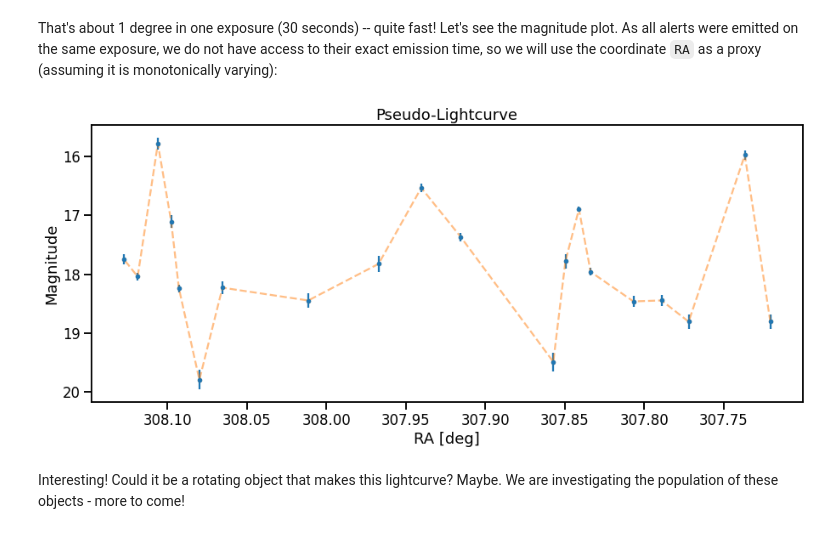
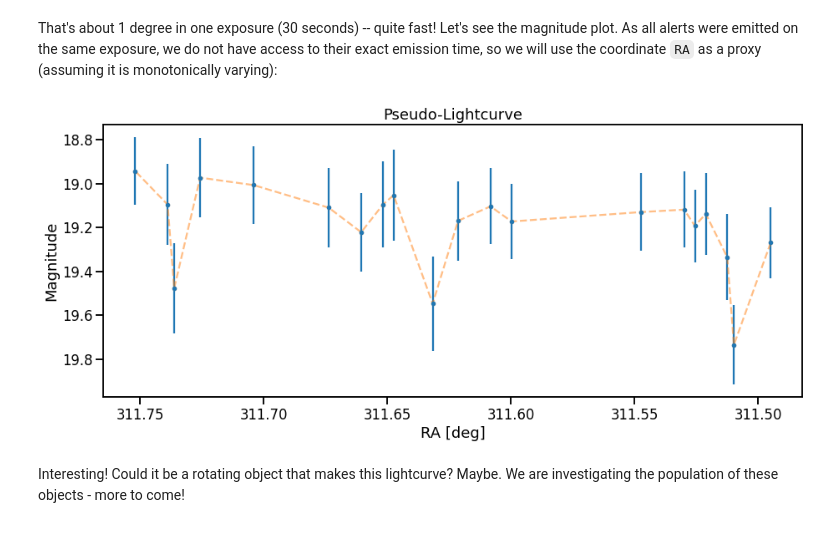
Before and after one commit to broker-workshop/tutorials, a Jupyter notebook: fink/sso/sso.ipynb, the cells around one changed output. Cells and saved outputs as stored; diff of their text form; code cells hidden in the pictures.

```diff
--- a/fink/sso/sso.ipynb
+++ b/fink/sso/sso.ipynb
@@ -274,33 +274,33 @@ That's about 1 degree in one exposure (30 seconds) -- quite fast! Let's see the
 # %%
 fig = plt.figure(figsize=(15, 6))
 
 ra_filt = (pdfUFO['i:ra'] > 311) & (pdfUFO['i:ra'] < 312)
 dec_filt = (pdfUFO['i:dec'] > 2.4) & (pdfUFO['i:dec'] < 2.6)
 mask = ra_filt & dec_filt
 
 # sort values by RA that acts as a proxy for the arrow of time
-pdfUFO_sorted = pdfUFO.sort_values('i:ra')[mask.values]
+pdfUFO_sorted = pdfUFO.sort_values('i:ra')[mask]
 
 plt.errorbar(
     pdfUFO_sorted['i:ra'],
     pdfUFO_sorted['i:magpsf'],
     pdfUFO_sorted['i:sigmapsf'],
     marker='.', ls=''
 )
 
 plt.plot(
     pdfUFO_sorted['i:ra'],
     pdfUFO_sorted['i:magpsf'],
     marker='.', ls='--', alpha=0.5
 )
 
 plt.gca().invert_xaxis()
 plt.gca().invert_yaxis()
 plt.title('Pseudo-Lightcurve')
 plt.xlabel('RA [deg]')
 plt.ylabel('Magnitude');
 # %% [output]
-[figure, old version]
+[figure, new version]
 # %% [markdown]
 Interesting! Could it be a rotating object that makes this lightcurve? Maybe. We are investigating the population of these objects - more to come!
 # %% [markdown]
```
Also changed, not shown: 3 other files.
